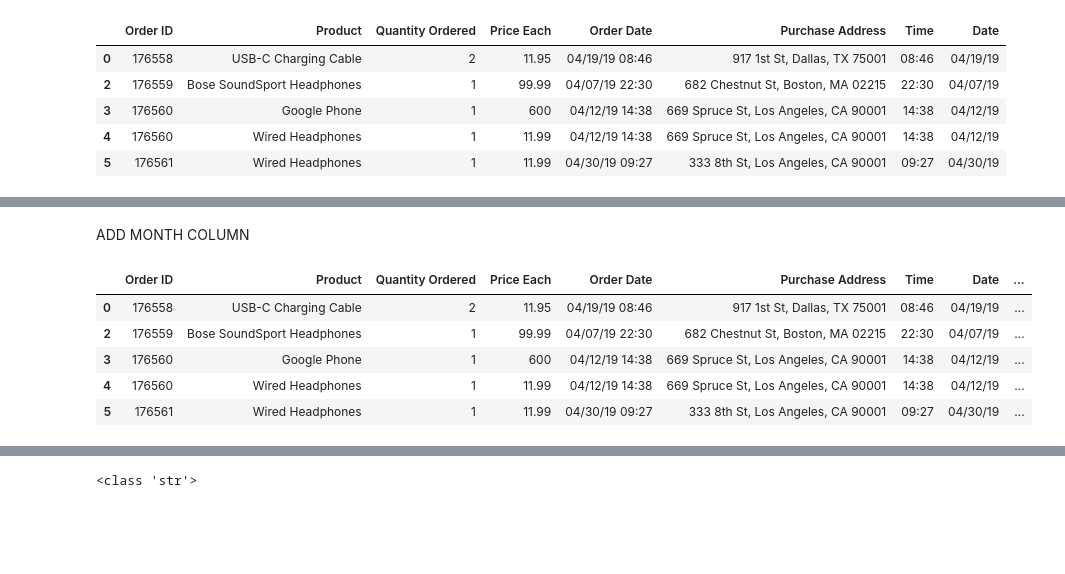
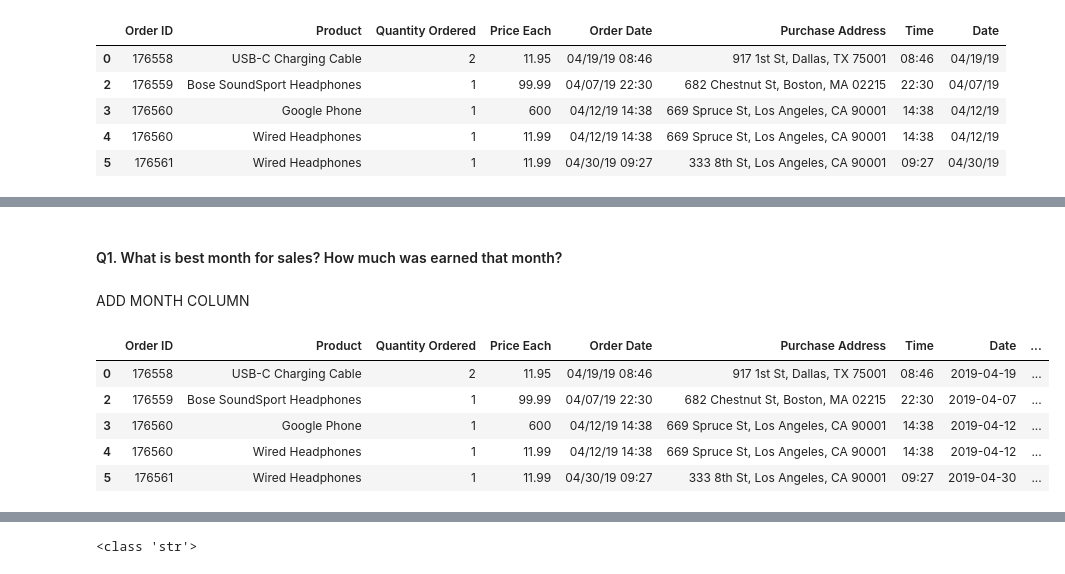
Before and after one commit to Arzion032/1P-Sales-Analysis, a Jupyter notebook: Datasetanalysis.ipynb, the cells around one changed output, grey strips where cells are left out. Saved outputs shown, nothing was run; the diff lists cells and outputs as text; code cells hidden in the pictures; blank space fills up the shorter version.

```diff
--- a/Datasetanalysis.ipynb
+++ b/Datasetanalysis.ipynb
@@ -22,4 +26,8 @@ all_months_data.to_csv("all_data.csv", index=False)
 # %%
 all_data = pd.read_csv('all_data.csv')
 all_data.dropna(inplace=True)
-all_data.head(10)
+
+column_names = all_data.columns
+column_names = column_names.tolist()
+mask = all_data.apply(lambda row: row.astype(str).isin(column_names).any(), axis = 1)
+all_data = all_data[~mask]
@@ -61,12 +82,15 @@ all_data.head()
+# %% [markdown]
+#### Q1. What is best month for sales? How much was earned that month?
 # %% [markdown]
 ADD MONTH COLUMN
-# %%
-all_data['Month'] = all_data['Date'].str[1:2]
-all_data.head()
-# %% [output]
-|  | Order ID | Product | Quantity Ordered | Price Each | Order Date | Purchase Address | Time | Date | ... |
-| 0 | 176558 | USB-C Charging Cable | 2 | 11.95 | 04/19/19 08:46 | 917 1st St, Dallas, TX 75001 | 08:46 | 04/19/19 | ... |
-| 2 | 176559 | Bose SoundSport Headphones | 1 | 99.99 | 04/07/19 22:30 | 682 Chestnut St, Boston, MA 02215 | 22:30 | 04/07/19 | ... |
-| 3 | 176560 | Google Phone | 1 | 600 | 04/12/19 14:38 | 669 Spruce St, Los Angeles, CA 90001 | 14:38 | 04/12/19 | ... |
-| 4 | 176560 | Wired Headphones | 1 | 11.99 | 04/12/19 14:38 | 669 Spruce St, Los Angeles, CA 90001 | 14:38 | 04/12/19 | ... |
-| 5 | 176561 | Wired Headphones | 1 | 11.99 | 04/30/19 09:27 | 333 8th St, Los Angeles, CA 90001 | 09:27 | 04/30/19 | ... |
+# %%
+all_data['Date'] = pd.to_datetime(all_data['Date'], format='%m/%d/%y', errors= 'coerce')
+all_data['Month'] = all_data['Date'].dt.month
+all_data.head(5)
+# %% [output]
+|  | Order ID | Product | Quantity Ordered | Price Each | Order Date | Purchase Address | Time | Date | ... |
+| 0 | 176558 | USB-C Charging Cable | 2 | 11.95 | 04/19/19 08:46 | 917 1st St, Dallas, TX 75001 | 08:46 | 2019-04-19 | ... |
+| 2 | 176559 | Bose SoundSport Headphones | 1 | 99.99 | 04/07/19 22:30 | 682 Chestnut St, Boston, MA 02215 | 22:30 | 2019-04-07 | ... |
+| 3 | 176560 | Google Phone | 1 | 600 | 04/12/19 14:38 | 669 Spruce St, Los Angeles, CA 90001 | 14:38 | 2019-04-12 | ... |
+| 4 | 176560 | Wired Headphones | 1 | 11.99 | 04/12/19 14:38 | 669 Spruce St, Los Angeles, CA 90001 | 14:38 | 2019-04-12 | ... |
+| 5 | 176561 | Wired Headphones | 1 | 11.99 | 04/30/19 09:27 | 333 8th St, Los Angeles, CA 90001 | 09:27 | 2019-04-30 | ... |
```
Also changed, not shown: parts of 36 cells of this notebook, 3 other files.
